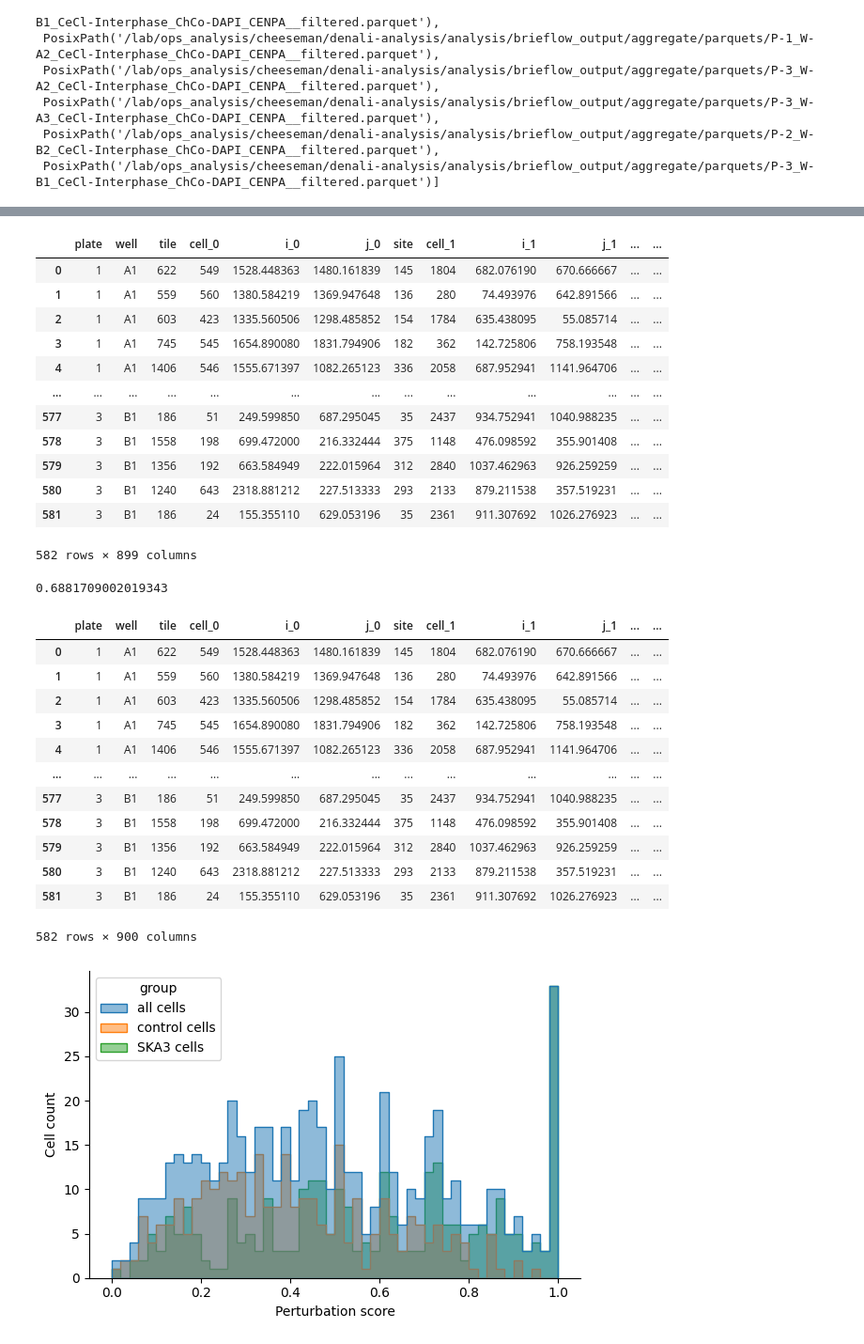
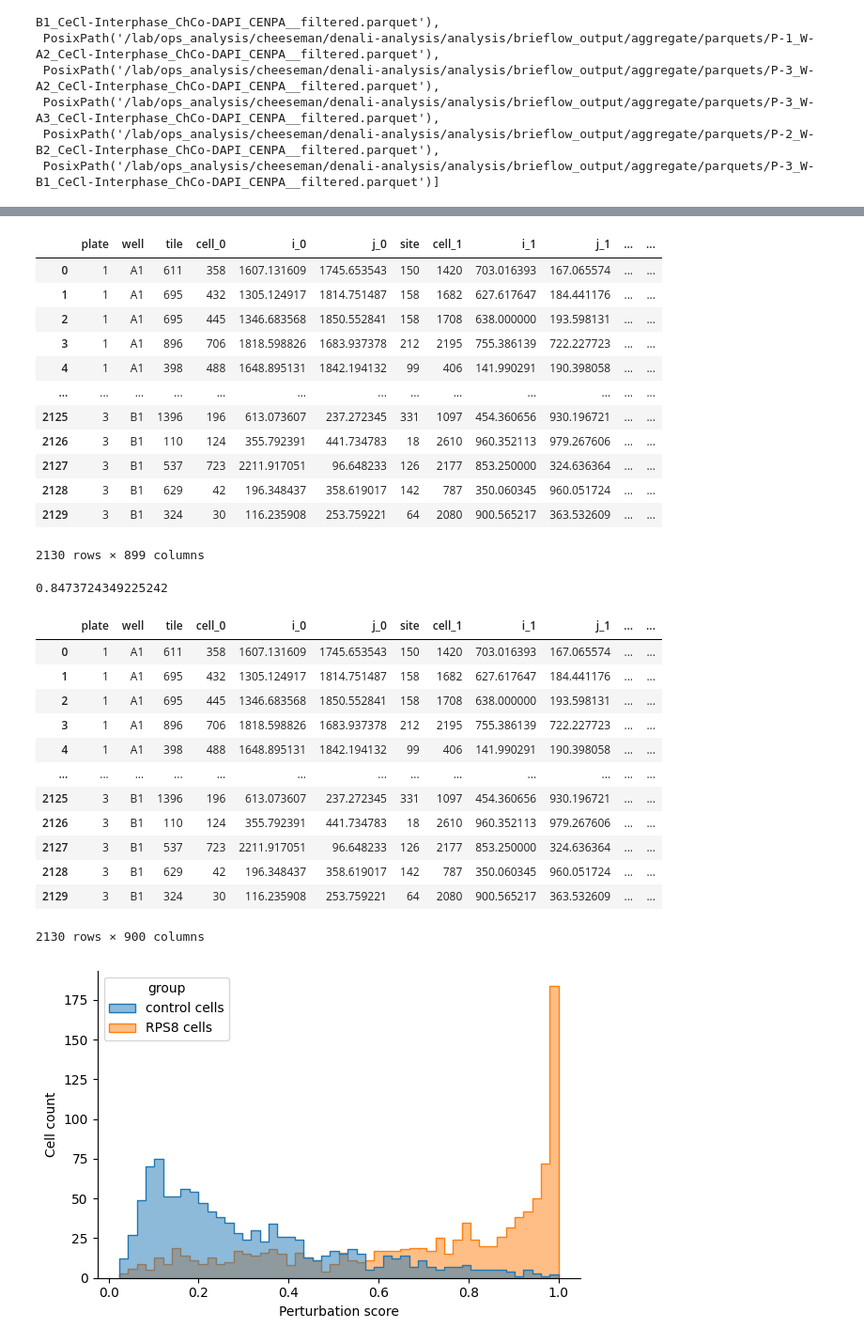
Before and after one commit to cheeseman-lab/brieflow, a Jupyter notebook: test_perturbation_score.ipynb, the cells around one changed output, grey strips where cells are left out. Shown at 94% size. Drawn from its saved outputs; the diff is of its cells as text; code cells hidden in the pictures.

```diff
--- a/test_perturbation_score.ipynb
+++ b/test_perturbation_score.ipynb
@@ -53,8 +53,8 @@ filtered_data_paths
  PosixPath('/lab/ops_analysis/cheeseman/denali-analysis/analysis/brieflow_output/aggregate/parquets/P-2_W-B2_CeCl-Interphase_ChCo-DAPI_CENPA__filtered.parquet'),
  PosixPath('/lab/ops_analysis/cheeseman/denali-analysis/analysis/brieflow_output/aggregate/parquets/P-3_W-B1_CeCl-Interphase_ChCo-DAPI_CENPA__filtered.parquet')]
 # %%
-# GENE = "RPS8"  # high perturbation score example
-GENE = "SKA3"  # low n, high perturbation score example
+GENE = "RPS8"  # high perturbation score example
+# GENE = "SKA3"  # low n, high perturbation score example
 # GENE = "PTP4A2"  # low perturbation score example
 
 subset_dfs = []
@@ -144,18 +144,18 @@ subset_df_scaled = pd.concat([metadata, features], axis=1)
 subset_df_scaled
 # %% [output]
 |  | plate | well | tile | cell_0 | i_0 | j_0 | site | cell_1 | i_1 | j_1 | ... | ... |
-| 0 | 1 | A1 | 622 | 549 | 1528.448363 | 1480.161839 | 145 | 1804 | 682.076190 | 670.666667 | ... | ... |
-| 1 | 1 | A1 | 559 | 560 | 1380.584219 | 1369.947648 | 136 | 280 | 74.493976 | 642.891566 | ... | ... |
-| 2 | 1 | A1 | 603 | 423 | 1335.560506 | 1298.485852 | 154 | 1784 | 635.438095 | 55.085714 | ... | ... |
-| 3 | 1 | A1 | 745 | 545 | 1654.890080 | 1831.794906 | 182 | 362 | 142.725806 | 758.193548 | ... | ... |
-| 4 | 1 | A1 | 1406 | 546 | 1555.671397 | 1082.265123 | 336 | 2058 | 687.952941 | 1141.964706 | ... | ... |
+| 0 | 1 | A1 | 611 | 358 | 1607.131609 | 1745.653543 | 150 | 1420 | 703.016393 | 167.065574 | ... | ... |
+| 1 | 1 | A1 | 695 | 432 | 1305.124917 | 1814.751487 | 158 | 1682 | 627.617647 | 184.441176 | ... | ... |
+| 2 | 1 | A1 | 695 | 445 | 1346.683568 | 1850.552841 | 158 | 1708 | 638.000000 | 193.598131 | ... | ... |
+| 3 | 1 | A1 | 896 | 706 | 1818.598826 | 1683.937378 | 212 | 2195 | 755.386139 | 722.227723 | ... | ... |
+| 4 | 1 | A1 | 398 | 488 | 1648.895131 | 1842.194132 | 99 | 406 | 141.990291 | 190.398058 | ... | ... |
 | ... | ... | ... | ... | ... | ... | ... | ... | ... | ... | ... | ... | ... |
-| 577 | 3 | B1 | 186 | 51 | 249.599850 | 687.295045 | 35 | 2437 | 934.752941 | 1040.988235 | ... | ... |
-| 578 | 3 | B1 | 1558 | 198 | 699.472000 | 216.332444 | 375 | 1148 | 476.098592 | 355.901408 | ... | ... |
-| 579 | 3 | B1 | 1356 | 192 | 663.584949 | 222.015964 | 312 | 2840 | 1037.462963 | 926.259259 | ... | ... |
-| 580 | 3 | B1 | 1240 | 643 | 2318.881212 | 227.513333 | 293 | 2133 | 879.211538 | 357.519231 | ... | ... |
-| 581 | 3 | B1 | 186 | 24 | 155.355110 | 629.053196 | 35 | 2361 | 911.307692 | 1026.276923 | ... | ... |
+| 2125 | 3 | B1 | 1396 | 196 | 613.073607 | 237.272345 | 331 | 1097 | 454.360656 | 930.196721 | ... | ... |
+| 2126 | 3 | B1 | 110 | 124 | 355.792391 | 441.734783 | 18 | 2610 | 960.352113 | 979.267606 | ... | ... |
+| 2127 | 3 | B1 | 537 | 723 | 2211.917051 | 96.648233 | 126 | 2177 | 853.250000 | 324.636364 | ... | ... |
+| 2128 | 3 | B1 | 629 | 42 | 196.348437 | 358.619017 | 142 | 787 | 350.060345 | 960.051724 | ... | ... |
+| 2129 | 3 | B1 | 324 | 30 | 116.235908 | 253.759221 | 64 | 2080 | 900.565217 | 363.532609 | ... | ... |
-582 rows × 899 columns
+2130 rows × 899 columns
 # %%
 from sklearn.linear_model import LogisticRegression
 from sklearn.model_selection import StratifiedKFold, cross_val_predict
@@ -169,10 +169,10 @@ def get_perturbation_score(
     """Per-cell perturbation scores via 5-fold out-of-fold logistic regression with top-k feature selection.
 
     AUROC guide:
-      - < 0.6  → basically noise; don’t filter (return NaN scores so you keep all cells)
+      - < 0.6  → basically noise; don’t filter (return NaN scores and keep all cells)
       - 0.6–0.75 → weak/moderate separation; filter cautiously
       - > 0.75 → decent separation; filtering makes sense
-      - > 0.85–0.9 → strong separation; filtering is safe and effective
+      - > 0.85–0.9 → strong separation; filtering always safe and effective
     """
     y = (cell_data["gene_symbol_0"] == gene).astype(int).to_numpy()
     X_all = cell_data[feature_cols].to_numpy()
@@ -201,20 +201,20 @@ print(auc)
 subset_df_scaled["perturbation_score"] = perturbation_scores
 subset_df_scaled
 # %% [output]
-0.6881709002019343
+0.8473724349225242
 |  | plate | well | tile | cell_0 | i_0 | j_0 | site | cell_1 | i_1 | j_1 | ... | ... |
-| 0 | 1 | A1 | 622 | 549 | 1528.448363 | 1480.161839 | 145 | 1804 | 682.076190 | 670.666667 | ... | ... |
-| 1 | 1 | A1 | 559 | 560 | 1380.584219 | 1369.947648 | 136 | 280 | 74.493976 | 642.891566 | ... | ... |
-| 2 | 1 | A1 | 603 | 423 | 1335.560506 | 1298.485852 | 154 | 1784 | 635.438095 | 55.085714 | ... | ... |
-| 3 | 1 | A1 | 745 | 545 | 1654.890080 | 1831.794906 | 182 | 362 | 142.725806 | 758.193548 | ... | ... |
-| 4 | 1 | A1 | 1406 | 546 | 1555.671397 | 1082.265123 | 336 | 2058 | 687.952941 | 1141.964706 | ... | ... |
+| 0 | 1 | A1 | 611 | 358 | 1607.131609 | 1745.653543 | 150 | 1420 | 703.016393 | 167.065574 | ... | ... |
+| 1 | 1 | A1 | 695 | 432 | 1305.124917 | 1814.751487 | 158 | 1682 | 627.617647 | 184.441176 | ... | ... |
+| 2 | 1 | A1 | 695 | 445 | 1346.683568 | 1850.552841 | 158 | 1708 | 638.000000 | 193.598131 | ... | ... |
+| 3 | 1 | A1 | 896 | 706 | 1818.598826 | 1683.937378 | 212 | 2195 | 755.386139 | 722.227723 | ... | ... |
+| 4 | 1 | A1 | 398 | 488 | 1648.895131 | 1842.194132 | 99 | 406 | 141.990291 | 190.398058 | ... | ... |
 | ... | ... | ... | ... | ... | ... | ... | ... | ... | ... | ... | ... | ... |
-| 577 | 3 | B1 | 186 | 51 | 249.599850 | 687.295045 | 35 | 2437 | 934.752941 | 1040.988235 | ... | ... |
-| 578 | 3 | B1 | 1558 | 198 | 699.472000 | 216.332444 | 375 | 1148 | 476.098592 | 355.901408 | ... | ... |
-| 579 | 3 | B1 | 1356 | 192 | 663.584949 | 222.015964 | 312 | 2840 | 1037.462963 | 926.259259 | ... | ... |
-| 580 | 3 | B1 | 1240 | 643 | 2318.881212 | 227.513333 | 293 | 2133 | 879.211538 | 357.519231 | ... | ... |
-| 581 | 3 | B1 | 186 | 24 | 155.355110 | 629.053196 | 35 | 2361 | 911.307692 | 1026.276923 | ... | ... |
+| 2125 | 3 | B1 | 1396 | 196 | 613.073607 | 237.272345 | 331 | 1097 | 454.360656 | 930.196721 | ... | ... |
+| 2126 | 3 | B1 | 110 | 124 | 355.792391 | 441.734783 | 18 | 2610 | 960.352113 | 979.267606 | ... | ... |
+| 2127 | 3 | B1 | 537 | 723 | 2211.917051 | 96.648233 | 126 | 2177 | 853.250000 | 324.636364 | ... | ... |
+| 2128 | 3 | B1 | 629 | 42 | 196.348437 | 358.619017 | 142 | 787 | 350.060345 | 960.051724 | ... | ... |
+| 2129 | 3 | B1 | 324 | 30 | 116.235908 | 253.759221 | 64 | 2080 | 900.565217 | 363.532609 | ... | ... |
-582 rows × 900 columns
+2130 rows × 900 columns
 # %%
 import seaborn as sns
 import matplotlib.pyplot as plt
@@ -223,35 +223,34 @@ import numpy as np
 
 plot_df = pd.concat(
     [
-        subset_df_scaled.assign(group="all cells"),
         subset_df_scaled[subset_df_scaled["gene_symbol_0"] != GENE].assign(
             group="control cells"
         ),
         subset_df_scaled[subset_df_scaled["gene_symbol_0"] == GENE].assign(
             group=f"{GENE} cells"
         ),
     ]
 )
 
 plt.figure(figsize=(6, 4))
 sns.histplot(
     data=plot_df,
     x="perturbation_score",
     hue="group",
     bins=50,
     element="step",
     fill=True,
     stat="count",
     common_norm=False,
     alpha=0.5,
 )
 plt.xlabel("Perturbation score")
 plt.ylabel("Cell count")
 sns.despine()
 plt.tight_layout()
 plt.show()
 # %% [output]
-[figure, old version]
+[figure, new version]
 # %%
 # Prepare data
 X = subset_df_scaled[feature_cols]
```
Also changed, not shown: parts of 3 cells of this notebook.
